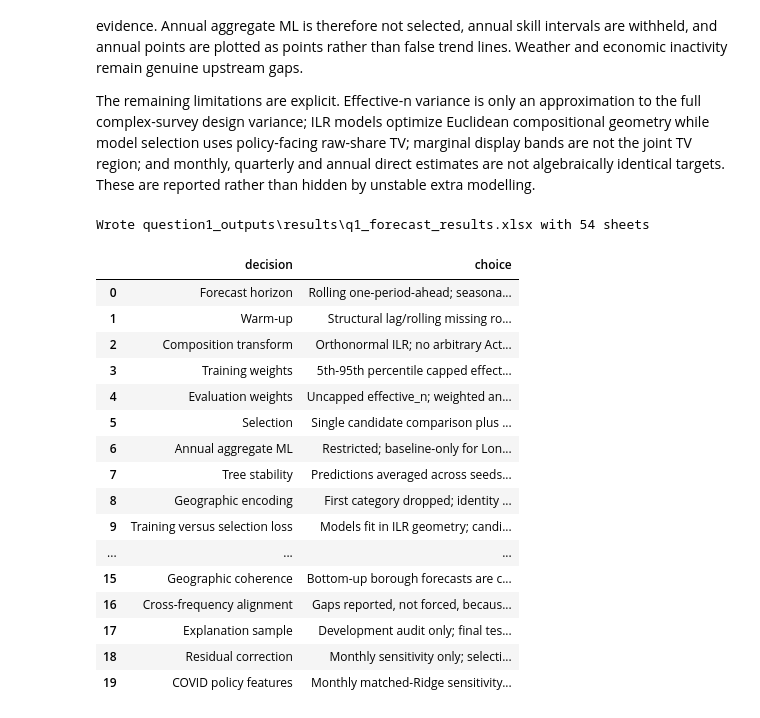
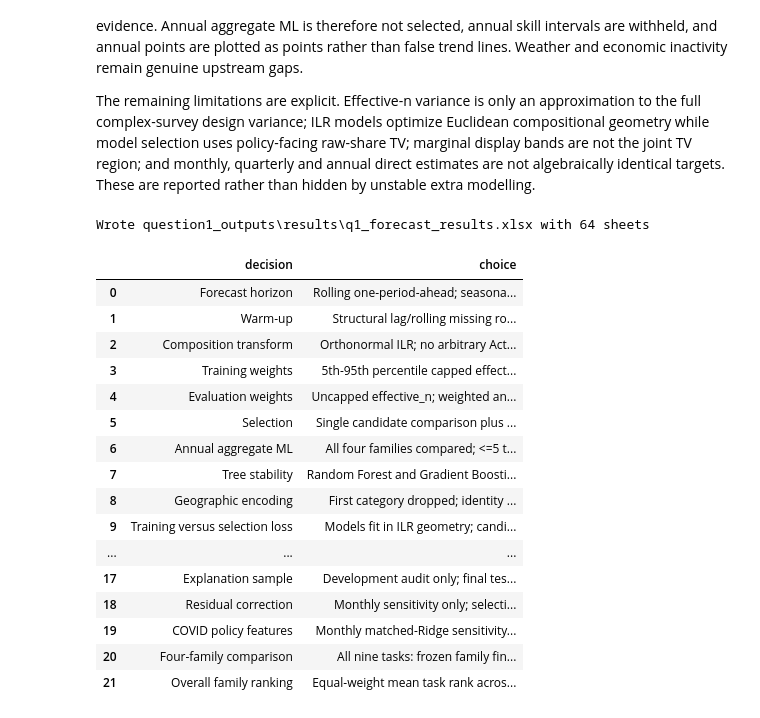
Before and after one commit to YifengMao666/London-Sport2-Group20, a Jupyter notebook: Yifeng Mao/Q1/physical_activity_analysis/03_monthly_quarterly_and_annual_forecasting.ipynb, the cells around one changed output. Drawn from its saved outputs; the diff is of its cells as text; code cells hidden in the pictures.

Commit message:
Q1models

```diff
--- a/Yifeng Mao/Q1/physical_activity_analysis/03_monthly_quarterly_and_annual_forecasting.ipynb
+++ b/Yifeng Mao/Q1/physical_activity_analysis/03_monthly_quarterly_and_annual_forecasting.ipynb
@@ -23,7 +23,8 @@ import pandas as pd
 import seaborn as sns
 from IPython.display import display
 from sklearn.compose import ColumnTransformer
-from sklearn.ensemble import RandomForestRegressor
+from sklearn.ensemble import GradientBoostingRegressor, RandomForestRegressor
+from sklearn.multioutput import MultiOutputRegressor
 from sklearn.impute import SimpleImputer
 from sklearn.linear_model import Ridge
 from sklearn.metrics import r2_score
@@ -73,6 +74,7 @@ CONTEXT_GROUPS = {
 }
 RANDOM_STATE = 2026
 TREE_SEEDS = [2026, 2027, 2028]
+TREE_ALGORITHMS = ['Random Forest', 'Gradient Boosting']
 ILR_EPSILON = 1e-6
 
 
@@ -808,13 +834,15 @@ selection_register = pd.DataFrame([{
     'configuration': result['selected']['configuration'],
     'use_geographic_identity': result['selected']['use_geography'],
     'minimum_first_fold_training_rows': result['minimum_training_rows'],
+    'minimum_first_fold_training_periods': result['minimum_training_periods'],
     'final_test_training_rows': len(result['test']['train']),
     'final_test_training_time_periods': result['test']['train'][
         result['design']['time']
     ].nunique(),
     'candidate_count': len(result['candidates']),
-    'tree_candidates_allowed': any(c['algorithm'] == 'Random Forest' for c in result['candidates']),
-    'aggregate_annual_ml_restricted': frequency == 'Annual' and level in ['London', 'Inner/Outer'],
+    'tree_candidates_allowed': any(c['algorithm'] in TREE_ALGORITHMS for c in result['candidates']),
+    'aggregate_annual_ml_restricted': False,
+    'severe_short_series_warning': result['minimum_training_periods'] <= 5,
 } for (level, frequency), result in task_results.items()])
 
 sample_consistency = selection_fold_metrics.groupby(
@@ -2649,15 +3089,15 @@ issue_audit = pd.DataFrame([
     ('No independent forecasting-data validation', 'Confirmed', 'Fixed',
      'Duplicate keys, grids, continuity, target bounds/composition, missingness and effective_n are validated in this notebook.'),
     ('No effective_n training weights', 'Confirmed', 'Fixed',
-     'Capped and normalized effective_n weights are passed to Ridge and Random Forest fitting.'),
+     'Capped and normalized effective_n weights are passed to Ridge, Random Forest and Gradient Boosting fitting.'),
     ('No effective_n evaluation weights', 'Confirmed', 'Fixed',
      'Uncapped effective_n weighted and unweighted TV are both exported.'),
     ('Survey noise not separated from forecast error', 'Confirmed', 'Partly fixed / limited by data',
      'Approximate p(1-p)/effective_n noise floors and noise-adjusted RMSE are reported; full design variances are unavailable.'),
-    ('London annual ML sample is severely insufficient', 'Confirmed', 'Restricted',
-     'London and Inner/Outer annual are baseline-only; five eligible pre-test time points are reported.'),
-    ('Annual tree cannot split with old leaf sizes', 'Confirmed', 'Fixed by restriction',
-     'Aggregate annual tree candidates are prohibited; tree availability and leaf sizes depend on training rows.'),
+    ('London annual ML sample is severely insufficient', 'Confirmed', 'Compared but not overclaimed',
+     'All four families are fitted as requested, but annual rankings are flagged severe because the first fold has only two independent training years.'),
+    ('Annual tree cannot split with old leaf sizes', 'Confirmed', 'Fixed with explicit warning',
+     'All annual tasks now fit depth-one adaptive trees; <=5 independent training periods are flagged as descriptive only.'),
     ('Annual uses one validation year', 'Confirmed in old notebook', 'Fixed as far as possible',
      'Years 5 and 6 are separate selection folds and Year 7 is audit; independence is still limited.'),
     ('Annual uses one test year', 'Confirmed and unavoidable', 'Explicit limitation',
@@ -2667,9 +3107,9 @@ issue_audit = pd.DataFrame([
     ('No simple-model preference rule', 'Confirmed', 'Fixed',
      'One-standard-error selection chooses the lowest-complexity eligible candidate.'),
     ('Parameter grid ignores sample size', 'Confirmed', 'Fixed',
-     'ML and tree eligibility depend on first-fold rows; tree leaf sizes are sample-dependent.'),
+     'All families are present; tree depth and leaf size depend on first-fold rows and independent periods.'),
     ('No tree random-seed stability', 'Confirmed', 'Fixed',
-     'Tree predictions average three seeds and seed-level TV dispersion is exported.'),
+     'Random Forest and Gradient Boosting predictions average three seeds and seed-level TV dispersion is exported.'),
     ('Geographic-level forecasts are incoherent', 'Confirmed', 'Fixed for published forecasts',
      'Canonical London and Inner/Outer forecasts are bottom-up population-weighted borough aggregates.'),
     ('Frequencies are incoherent', 'Confirmed as a diagnostic issue', 'Diagnosed, not falsely constrained',
@@ -2772,6 +3212,8 @@ issue_audit = pd.DataFrame([
      'London and borough calibration figures show all three composition parts.'),
     ('COVID is absent from forecasting', 'Confirmed', 'Sensitivity completed',
      'Lagged Oxford policy features are tested in matched monthly Ridge models; no level passes the development promotion rule.'),
+    ('Four model families are not compared in every task', 'Confirmed', 'Fixed',
+     'Naive, Ridge, Random Forest and Gradient Boosting now have selection, audit and test results for all nine tasks; short annual series are explicitly flagged.'),
 ], columns=['issue', 'verdict', 'resolution_status', 'action_or_limitation'])
 
 model_registry_rows = []
@@ -2783,7 +3225,7 @@ for (level, frequency), result in task_results.items():
             'features': json.dumps(
                 result['feature_sets'].get(candidate['configuration'], []), sort_keys=True
             ),
-            'tree_seeds': json.dumps(TREE_SEEDS if candidate['algorithm'] == 'Random Forest' else []),
+            'tree_seeds': json.dumps(TREE_SEEDS if candidate['algorithm'] in TREE_ALGORITHMS else []),
         })
 model_registry = pd.DataFrame(model_registry_rows)
 
@@ -2794,8 +3236,8 @@ decision_register = pd.DataFrame([
     {'decision': 'Training weights', 'choice': '5th-95th percentile capped effective_n, normalized within training fold'},
     {'decision': 'Evaluation weights', 'choice': 'Uncapped effective_n; weighted and unweighted TV both exported'},
     {'decision': 'Selection', 'choice': 'Single candidate comparison plus one-standard-error simplicity rule'},
-    {'decision': 'Annual aggregate ML', 'choice': 'Restricted; baseline-only for London and Inner/Outer annual'},
-    {'decision': 'Tree stability', 'choice': f'Predictions averaged across seeds {TREE_SEEDS}; seed dispersion exported'},
+    {'decision': 'Annual aggregate ML', 'choice': 'All four families compared; <=5 training periods flagged severe and one-standard-error simplicity retained'},
+    {'decision': 'Tree stability', 'choice': f'Random Forest and Gradient Boosting averaged across seeds {TREE_SEEDS}; seed dispersion exported'},
     {'decision': 'Geographic encoding', 'choice': 'First category dropped; identity formally added/removed with audit refit'},
     {'decision': 'Training versus selection loss', 'choice': 'Models fit in ILR geometry; candidates selected by raw-share weighted TV'},
     {'decision': 'Time-series baselines', 'choice': 'Last, seasonal, recent mean, fixed exponential smoothing and local drift'},
@@ -2808,6 +3250,8 @@ decision_register = pd.DataFrame([
     {'decision': 'Explanation sample', 'choice': 'Development audit only; final test not reused'},
     {'decision': 'Residual correction', 'choice': 'Monthly sensitivity only; selection OOF residuals -> audit choice -> frozen test check; primary forecasts unchanged'},
     {'decision': 'COVID policy features', 'choice': 'Monthly matched-Ridge sensitivity only; no geographic level passes development promotion rule'},
+    {'decision': 'Four-family comparison', 'choice': 'All nine tasks: frozen family finalists evaluated on selection, audit and one-time test'},
+    {'decision': 'Overall family ranking', 'choice': 'Equal-weight mean task rank across selection and audit; final test excluded'},
 ])
 
 workbook_path = RESULTS_PATH
@@ -2824,6 +3268,16 @@ with pd.ExcelWriter(temporary_path, engine='openpyxl') as writer:
     model_registry.to_excel(writer, sheet_name='model_registry', index=False)
     selection_fold_metrics.to_excel(writer, sheet_name='selection_fold_metrics', index=False)
     candidate_summary.to_excel(writer, sheet_name='candidate_summary', index=False)
+    model_family_comparison.to_excel(writer, sheet_name='model_family_compare', index=False)
+    model_family_phase_metrics.to_excel(writer, sheet_name='model_family_phase', index=False)
+    model_family_task_summary.to_excel(writer, sheet_name='model_family_task_summary', index=False)
+    model_family_task_recommendations.to_excel(writer, sheet_name='model_family_task_best', index=False)
+    model_family_overall.to_excel(writer, sheet_name='model_family_overall', index=False)
+    model_family_stability.to_excel(writer, sheet_name='model_family_stability', index=False)
+    model_family_phase_predictions.to_excel(writer, sheet_name='model_family_predictions', index=False)
+    borough_model_comparison.to_excel(writer, sheet_name='borough_model_compare', index=False)
+    borough_model_winners.to_excel(writer, sheet_name='borough_model_winners', index=False)
+    borough_model_win_counts.to_excel(writer, sheet_name='borough_model_win_counts', index=False)
     selection_register.to_excel(writer, sheet_name='selection_register', index=False)
     selection_predictions.to_excel(writer, sheet_name='selection_predictions', index=False)
     audit_metrics.to_excel(writer, sheet_name='audit_metrics', index=False)
@@ -2852,41 +3306,41 @@ with pd.ExcelWriter(temporary_path, engine='openpyxl') as writer:
     residual_correction_test_metrics.to_excel(writer, sheet_name='resid_corr_test', index=False)
     residual_correction_predictions.to_excel(writer, sheet_name='resid_corr_predictions', index=False)
     spatial_residual_diagnostics.to_excel(writer, sheet_name='spatial_residuals', index=False)
     online_sensitivity.to_excel(writer, sheet_name='online_sensitivity', index=False)
     geography_identity_sensitivity.to_excel(writer, sheet_name='geography_sensitivity', index=False)
     external_group_value.to_excel(writer, sheet_name='external_group_value', index=False)
     structured_permutation.to_excel(writer, sheet_name='structured_permutation', index=False)
     signed_marginal_effects.to_excel(writer, sheet_name='signed_marginal_effects', index=False)
     local_explanations.to_excel(writer, sheet_name='local_explanations', index=False)
     baseline_explanations.to_excel(writer, sheet_name='baseline_explanations', index=False)
     covid_source_register.to_excel(writer, sheet_name='covid_source', index=False)
     covid_calendar.to_excel(writer, sheet_name='covid_monthly_features', index=False)
     covid_fit_audit.to_excel(writer, sheet_name='covid_fit_audit', index=False)
     covid_phase_metrics.to_excel(writer, sheet_name='covid_phase_metrics', index=False)
     covid_paired_comparisons.to_excel(writer, sheet_name='covid_paired_compare', index=False)
     covid_promotion_register.to_excel(writer, sheet_name='covid_promotion', index=False)
     covid_predictions.to_excel(writer, sheet_name='covid_predictions', index=False)
     decision_register.to_excel(writer, sheet_name='decision_register', index=False)
 
 os.replace(temporary_path, workbook_path)
 print(f'Wrote {workbook_path.relative_to(PROJECT_ROOT)} with {len(pd.ExcelFile(workbook_path).sheet_names)} sheets')
 display(decision_register)
 # %% [output]
-Wrote question1_outputs\results\q1_forecast_results.xlsx with 54 sheets
+Wrote question1_outputs\results\q1_forecast_results.xlsx with 64 sheets
 |  | decision | choice |
 | 0 | Forecast horizon | Rolling one-period-ahead; seasona... |
 | 1 | Warm-up | Structural lag/rolling missing ro... |
 | 2 | Composition transform | Orthonormal ILR; no arbitrary Act... |
 | 3 | Training weights | 5th-95th percentile capped effect... |
 | 4 | Evaluation weights | Uncapped effective_n; weighted an... |
 | 5 | Selection | Single candidate comparison plus ... |
-| 6 | Annual aggregate ML | Restricted; baseline-only for Lon... |
-| 7 | Tree stability | Predictions averaged across seeds... |
+| 6 | Annual aggregate ML | All four families compared; <=5 t... |
+| 7 | Tree stability | Random Forest and Gradient Boosti... |
 | 8 | Geographic encoding | First category dropped; identity ... |
 | 9 | Training versus selection loss | Models fit in ILR geometry; candi... |
 | ... | ... | ... |
-| 15 | Geographic coherence | Bottom-up borough forecasts are c... |
-| 16 | Cross-frequency alignment | Gaps reported, not forced, becaus... |
 | 17 | Explanation sample | Development audit only; final tes... |
 | 18 | Residual correction | Monthly sensitivity only; selecti... |
 | 19 | COVID policy features | Monthly matched-Ridge sensitivity... |
+| 20 | Four-family comparison | All nine tasks: frozen family fin... |
+| 21 | Overall family ranking | Equal-weight mean task rank acros... |
```
Also changed, not shown: parts of 21 cells of this notebook, 14 other files.
